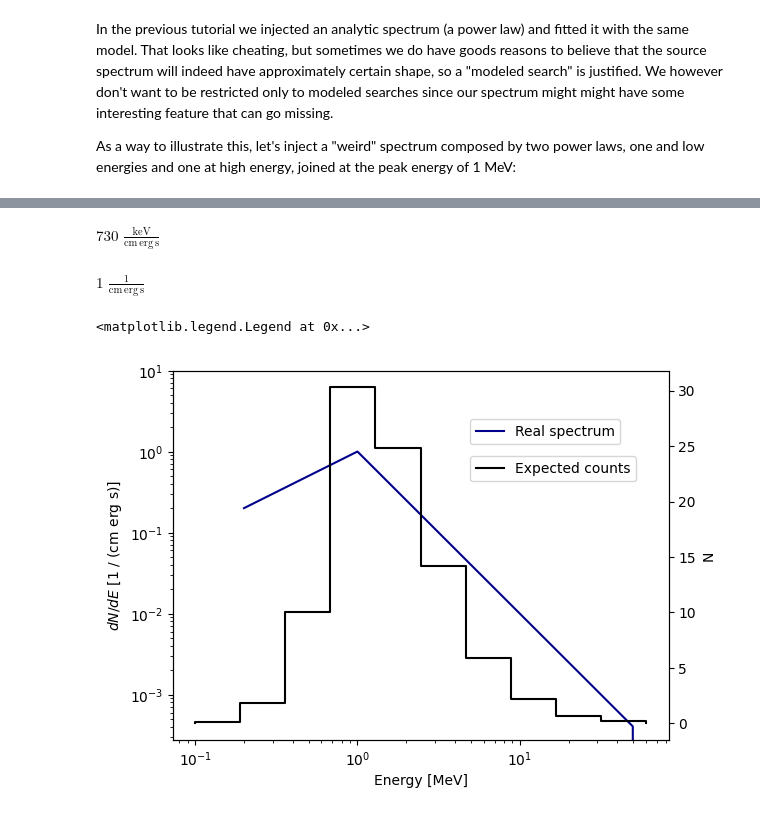
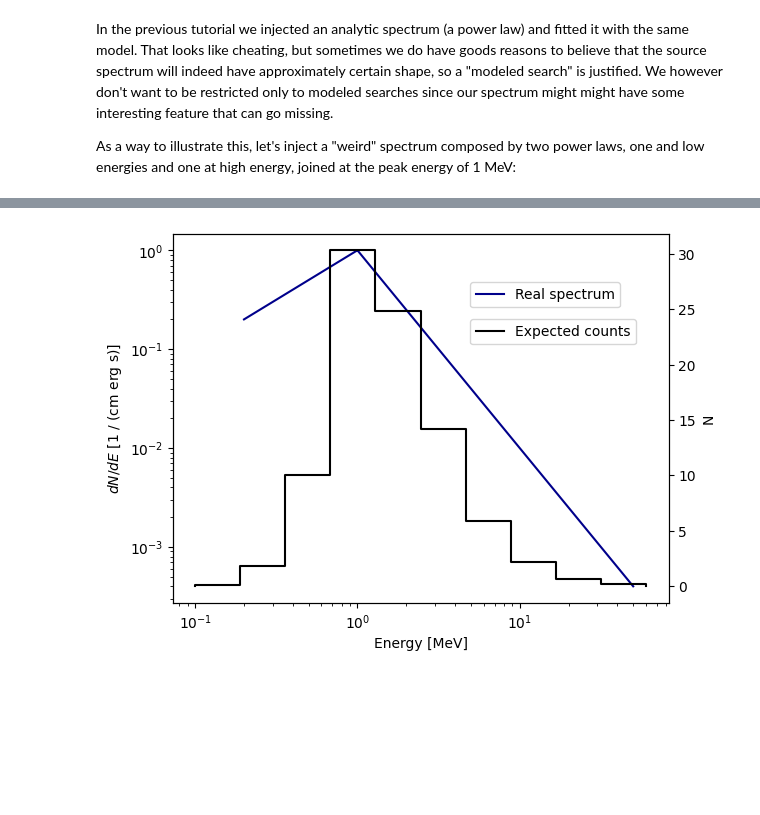
Before and after one commit to israelmcmc/gammaraytoys, a Jupyter notebook: docs/tutorials/05-binned_RL_spectrum.ipynb, the cells around one changed output, grey strips where cells are left out. Drawn from its saved outputs; the diff is of its cells as text; code cells hidden in the pictures; blank space fills up the shorter version.

```diff
--- a/docs/tutorials/05-binned_RL_spectrum.ipynb
+++ b/docs/tutorials/05-binned_RL_spectrum.ipynb
@@ -106,11 +7,3 @@ array([0.00609565, 0.00880812, 0.01272758, 0.01839113, 0.02657486,
-# %%
-(1/u.erg/u.cm/u.s)/smulti.pdf(1*u.MeV)
-# %% [output]
-$730 \; \mathrm{\frac{keV}{cm\,erg\,s}}$
-# %%
-source.diff_flux(1*u.MeV).to(1/u.erg/u.cm/u.s)
-# %% [output]
-$1 \; \mathrm{\frac{1}{cm\,erg\,s}}$
 # %%
 # Imports
 from gammaraytoys.detectors import PowerLawSpectrum, PointSource, MultiComponentSpectrum
@@ -125,35 +18,34 @@ duration = 1*u.day
 
 # Spectrum. Two components that are matched at 1 MeV
 # Note: I used .99999*u.MeV for the weights because the PDF range is
 # closed on the left and open on the right i.e. [min_energy, max_energy)
-component1 = PowerLawSpectrum(index = 1,  min_energy = 200*u.keV, max_energy = 1*u.MeV)
+component1 = PowerLawSpectrum(index = 1,  min_energy = 200*u.keV, max_energy = 0.999999*u.MeV)
 component2 = PowerLawSpectrum(index = -2, min_energy = 1*u.MeV,   max_energy = 50*u.MeV)
 
 smulti = MultiComponentSpectrum(component1,component2,
-                                weights = [1,component1.pdf(.99999*u.MeV)/component2.pdf(1*u.MeV)])
+                                weights = [1,component1.pdf(.999999*u.MeV)/component2.pdf(1*u.MeV)])
 
 source = PointSource(offaxis_angle = 0*u.deg,
                      spectrum = smulti,
                      flux_pivot = 1/u.erg/u.cm/u.s,
                      pivot_energy = 1*u.MeV)
 
 # Convolve with the response
 response = SpectralResponse.open("instrument_response/response_energy_onaxis_traddet.h5")
 
 expected_signal_counts = response.expected_counts(source, duration)
 
 # ==== Plots ====
 fig,axl = plt.subplots()
 
 # Real spectrum on the left axis
 source.plot_spectrum(axl, e2 = False, label = 'Real spectrum', color = 'darkblue');
 axl.legend(loc = (.6,.8))
 
 # Observed counts on the right
 axr = axl.twinx()
 expected_signal_counts.plot(axr, color = 'black', label = 'Expected counts')
 axr.set_ylabel("N")
-axr.legend(loc = (.6,.7))
+axr.legend(loc = (.6,.7));
 # %% [output]
-<matplotlib.legend.Legend at 0x...>
-[figure, old version]
+[figure, new version]
```
Also changed, not shown: parts of 14 cells of this notebook, 6 other files.
